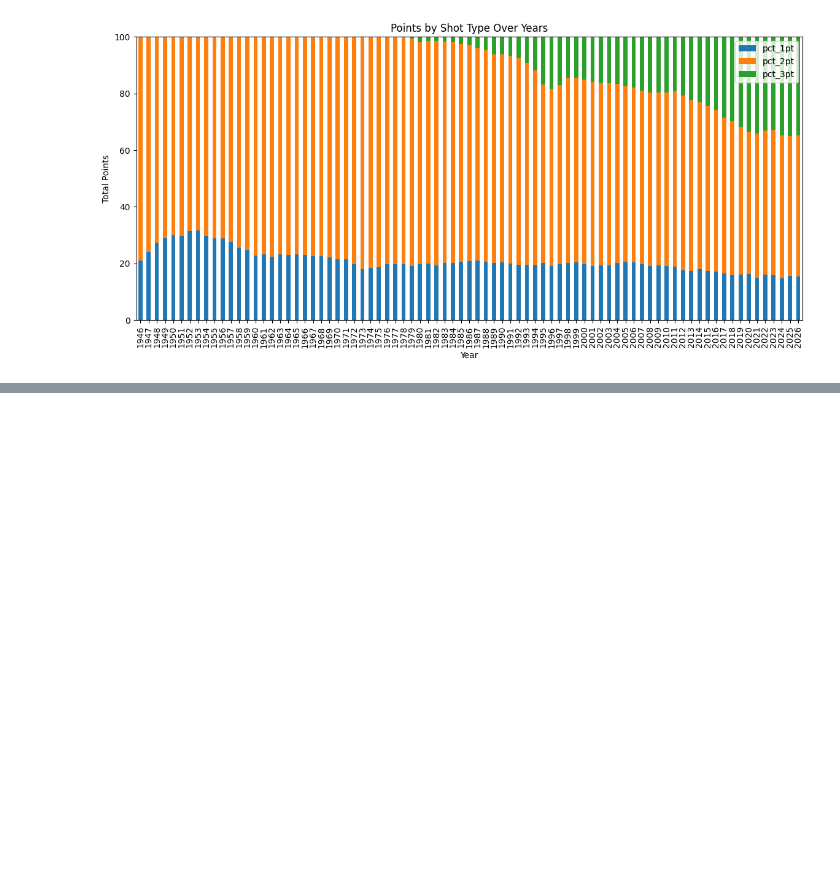
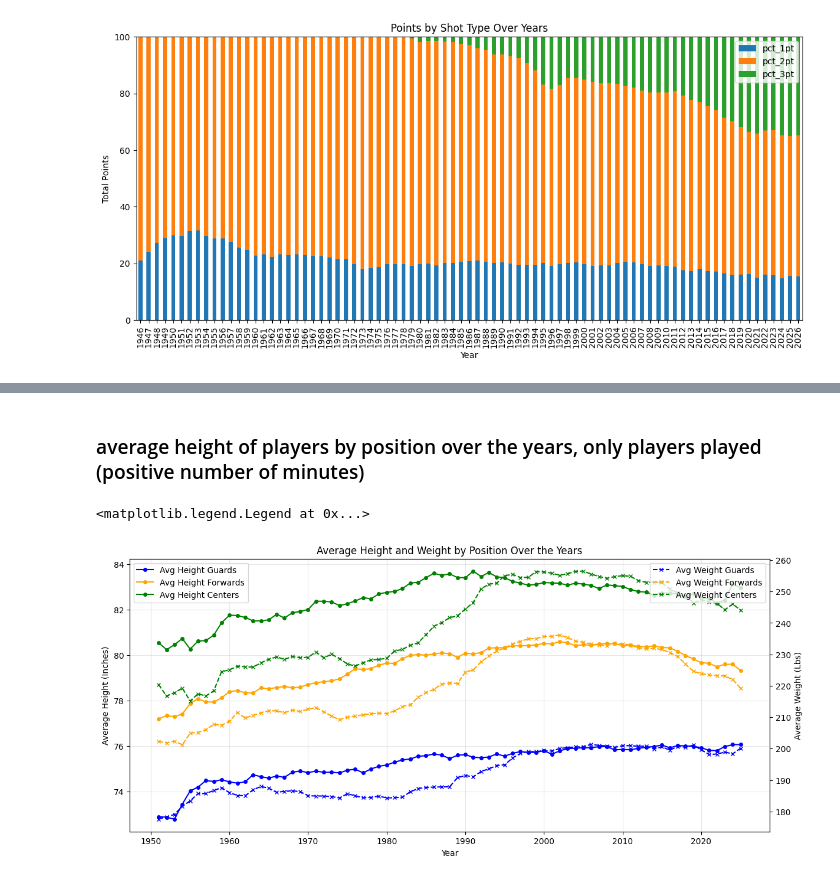
Before and after one commit to Mark-Rozenberg/Nba, a Jupyter notebook: Ingestion.ipynb, the cells around one changed output, grey strips where cells are left out. Drawn from its saved outputs; the diff is of its cells as text; code cells hidden in the pictures; blank space fills up the shorter version.

```diff
--- a/Ingestion.ipynb
+++ b/Ingestion.ipynb
@@ -347,0 +477,51 @@ test5.set_index("GameYear")[["pct_1pt", "pct_2pt", "pct_3pt"]].plot(
+# %% [markdown]
+### average height of players by position over the years, only players played (positive number of minutes)
+# %%
+test10 = pd.read_sql_query('''
+with part1 as (
+    select
+        personId,
+        year(gameDateTimeEst) as GameYear
+from PlayerStat
+where gameDateTimeEst is not null and year(gameDateTimeEst) < 2026 and numMinutes > 0
+group by 1, 2
+),
+part2 as (
+select t1.GameYear, t2.heightInches, t2.bodyWeightLbs, t2.guard, t2.forward, t2.center
+from part1 as t1
+left join
+Players as t2
+on t1.personId = t2.personId
+order by 1
+)
+select GameYear,
+avg(case when guard = 1 then heightInches end) as avg_height_guards,
+avg(case when forward = 1 then heightInches end) as avg_height_forwards,
+avg(case when center = 1 then heightInches end) as avg_height_centers,
+avg(case when guard = 1 then bodyWeightLbs end) as avg_weight_guards,
+avg(case when forward = 1 then bodyWeightLbs end) as avg_weight_forwards,
+avg(case when center = 1 then bodyWeightLbs end) as avg_weight_centers
+from part2
+group by 1
+order by 1
+''', conn)
+fig, ax1 = plt.subplots(figsize=(14, 6))
+ax1.plot(test10['GameYear'], test10['avg_height_guards'], color='blue', marker='o', markersize=4, label='Avg Height Guards')
+ax1.plot(test10['GameYear'], test10['avg_height_forwards'], color='orange', marker='o', markersize=4, label='Avg Height Forwards')
+ax1.plot(test10['GameYear'], test10['avg_height_centers'], color='green', marker='o', markersize=4, label='Avg Height Centers')
+ax1.set_xlabel('Year')
+ax1.set_ylabel('Average Height (Inches)', color='black')
+ax1.tick_params(axis='y', labelcolor='black')
+ax1.set_title('Average Height and Weight by Position Over the Years')
+ax1.grid(True, alpha=0.3)
+ax1.legend(loc='upper left')
+ax2 = ax1.twinx()
+ax2.plot(test10['GameYear'], test10['avg_weight_guards'], color='blue', marker='x', markersize=4, linestyle='--', label='Avg Weight Guards')
+ax2.plot(test10['GameYear'], test10['avg_weight_forwards'], color='orange', marker='x', markersize=4, linestyle='--', label='Avg Weight Forwards')
+ax2.plot(test10['GameYear'], test10['avg_weight_centers'], color='green', marker='x', markersize=4, linestyle='--', label='Avg Weight Centers')
+ax2.set_ylabel('Average Weight (Lbs)', color='black')
+ax2.tick_params(axis='y', labelcolor='black')
+ax2.legend(loc='upper right')
+# %% [output]
+<matplotlib.legend.Legend at 0x...>
+[figure, added]
```
Also changed, not shown: parts of 9 cells of this notebook.
